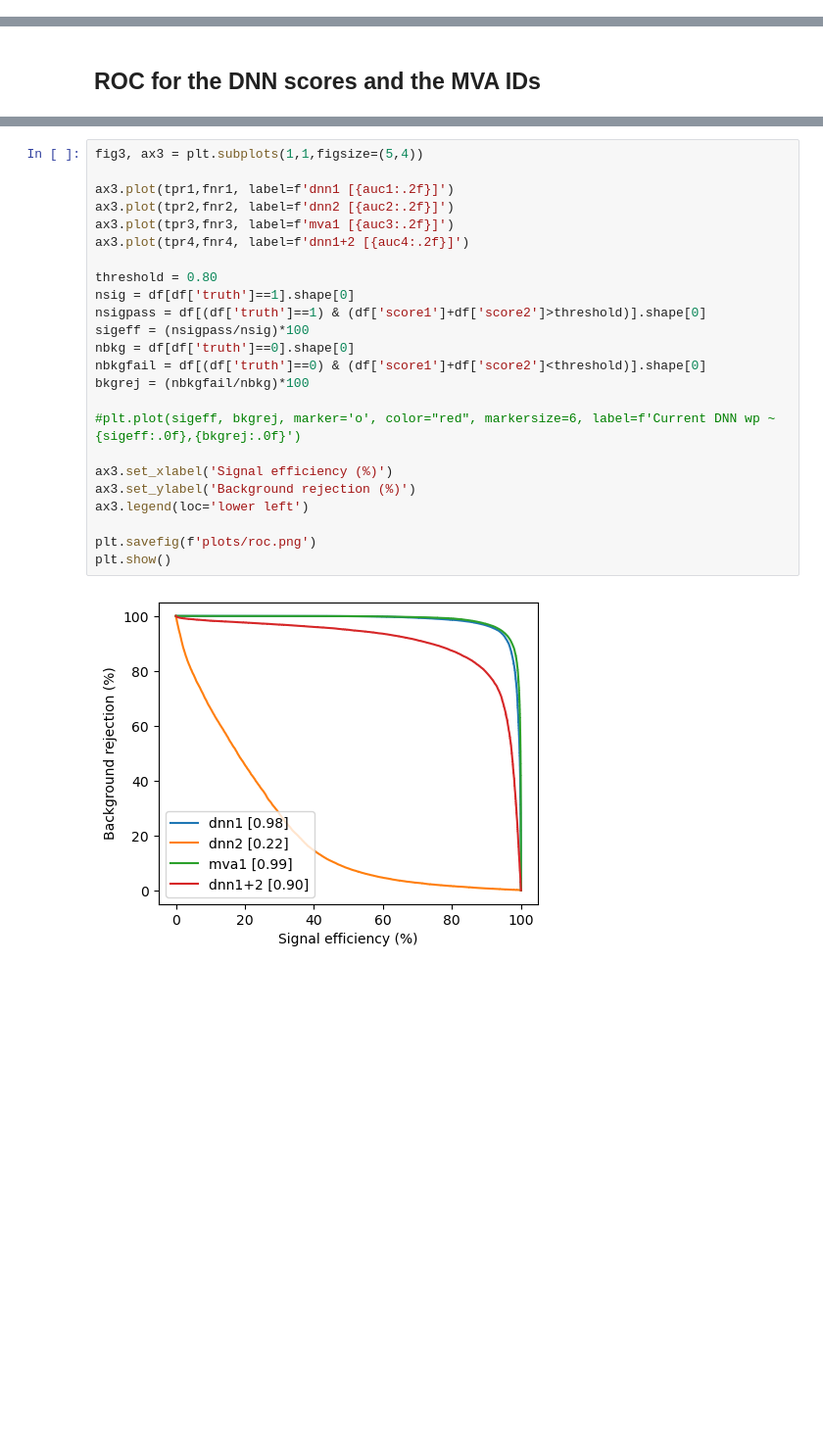
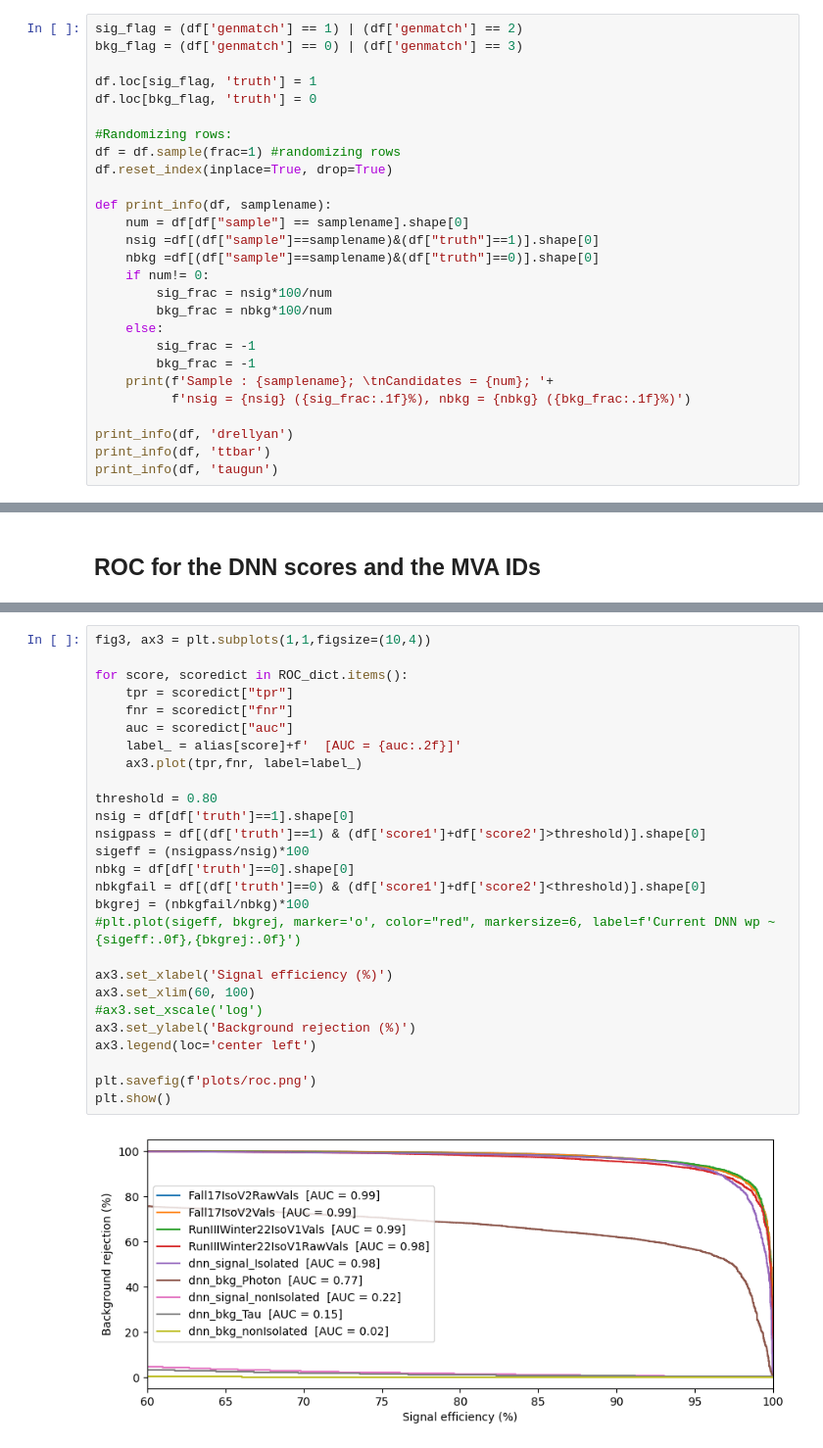
Before and after one commit to phazarik/Electron-DNN-ID-study, a Jupyter notebook: dnn_electron_id.ipynb, the cells around one changed output, grey strips where cells are left out. Shown at 98% size. Saved outputs shown, nothing was run; the diff lists cells and outputs as text; blank space fills up the shorter version.

```diff
--- a/dnn_electron_id.ipynb
+++ b/dnn_electron_id.ipynb
@@ -141,0 +130,27 @@ TTbar sample: 57643; sig = 16353 (43.8%), bkg = 41290 (71.6%)
+# %%
+sig_flag = (df['genmatch'] == 1) | (df['genmatch'] == 2)
+bkg_flag = (df['genmatch'] == 0) | (df['genmatch'] == 3)
+
+df.loc[sig_flag, 'truth'] = 1
+df.loc[bkg_flag, 'truth'] = 0
+
+#Randomizing rows:
+df = df.sample(frac=1) #randomizing rows
+df.reset_index(inplace=True, drop=True)
+
+def print_info(df, samplename):
+    num = df[df["sample"] == samplename].shape[0]
+    nsig =df[(df["sample"]==samplename)&(df["truth"]==1)].shape[0]
+    nbkg =df[(df["sample"]==samplename)&(df["truth"]==0)].shape[0]
+    if num!= 0:
+        sig_frac = nsig*100/num
+        bkg_frac = nbkg*100/num
+    else:
+        sig_frac = -1
+        bkg_frac = -1
+    print(f'Sample : {samplename}; \tnCandidates = {num}; '+
+          f'nsig = {nsig} ({sig_frac:.1f}%), nbkg = {nbkg} ({bkg_frac:.1f}%)')
+
+print_info(df, 'drellyan')
+print_info(df, 'ttbar')
+print_info(df, 'taugun')
@@ -245,26 +262,29 @@ fnr4, tpr4, auc4 = find_tpr_fnr_auc(predDNNcomb)
 # %%
-fig3, ax3 = plt.subplots(1,1,figsize=(5,4))
+fig3, ax3 = plt.subplots(1,1,figsize=(10,4))
 
-ax3.plot(tpr1,fnr1, label=f'dnn1 [{auc1:.2f}]')
-ax3.plot(tpr2,fnr2, label=f'dnn2 [{auc2:.2f}]')
-ax3.plot(tpr3,fnr3, label=f'mva1 [{auc3:.2f}]')
-ax3.plot(tpr4,fnr4, label=f'dnn1+2 [{auc4:.2f}]')
+for score, scoredict in ROC_dict.items():
+    tpr = scoredict["tpr"]
+    fnr = scoredict["fnr"]
+    auc = scoredict["auc"]
+    label_ = alias[score]+f'  [AUC = {auc:.2f}]'
+    ax3.plot(tpr,fnr, label=label_)
 
 threshold = 0.80
 nsig = df[df['truth']==1].shape[0]
 nsigpass = df[(df['truth']==1) & (df['score1']+df['score2']>threshold)].shape[0]
 sigeff = (nsigpass/nsig)*100
 nbkg = df[df['truth']==0].shape[0]
 nbkgfail = df[(df['truth']==0) & (df['score1']+df['score2']<threshold)].shape[0]
 bkgrej = (nbkgfail/nbkg)*100
-
 #plt.plot(sigeff, bkgrej, marker='o', color="red", markersize=6, label=f'Current DNN wp ~ {sigeff:.0f},{bkgrej:.0f}')
 
 ax3.set_xlabel('Signal efficiency (%)')
+ax3.set_xlim(60, 100)
+#ax3.set_xscale('log')
 ax3.set_ylabel('Background rejection (%)')
-ax3.legend(loc='lower left')
+ax3.legend(loc='center left')
 
 plt.savefig(f'plots/roc.png')
 plt.show()
 # %% [output]
-[figure, old version]
+[figure, new version]
```
Also changed, not shown: parts of 10 cells of this notebook, 1 other file.
